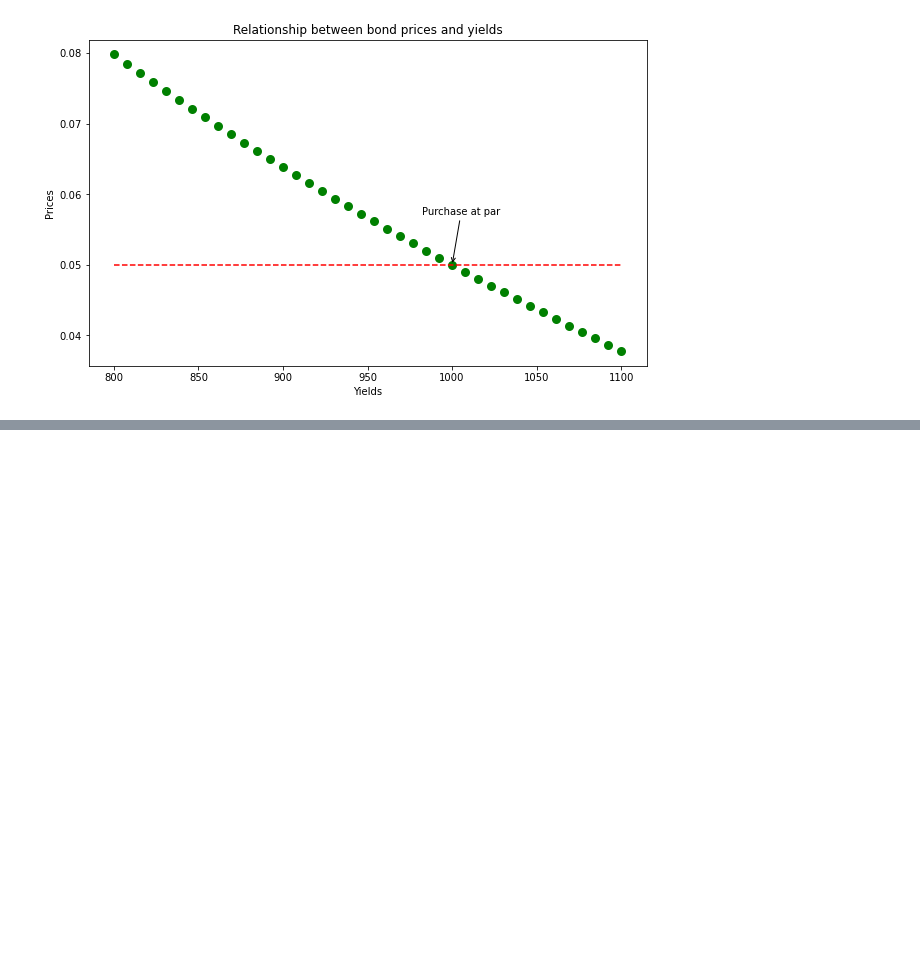
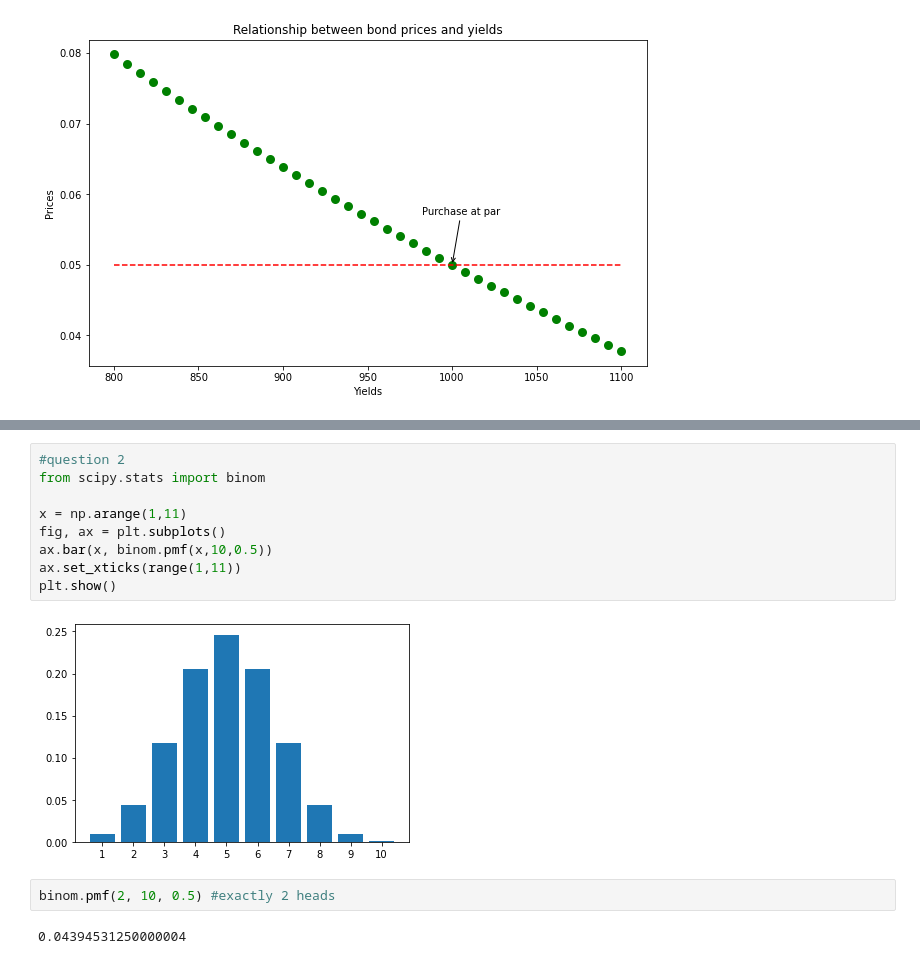
Before and after one commit to dgrinbe/david-econ-416, a Jupyter notebook: Midterm 2 Practice Problems.ipynb, the cells around one changed output, grey strips where cells are left out. Cells and saved outputs as stored; diff of their text form; blank space fills up the shorter version.

```diff
--- a/Midterm 2 Practice Problems.ipynb
+++ b/Midterm 2 Practice Problems.ipynb
@@ -446,0 +473,15 @@ Text(-30, 50, 'Purchase at par')
+# %%
+#question 2
+from scipy.stats import binom
+
+x = np.arange(1,11)
+fig, ax = plt.subplots()
+ax.bar(x, binom.pmf(x,10,0.5))
+ax.set_xticks(range(1,11))
+plt.show()
+# %% [output]
+[figure, added]
+# %%
+binom.pmf(2, 10, 0.5) #exactly 2 heads
+# %% [output]
+0.04394531250000004
```
Also changed, not shown: parts of 17 cells of this notebook.
